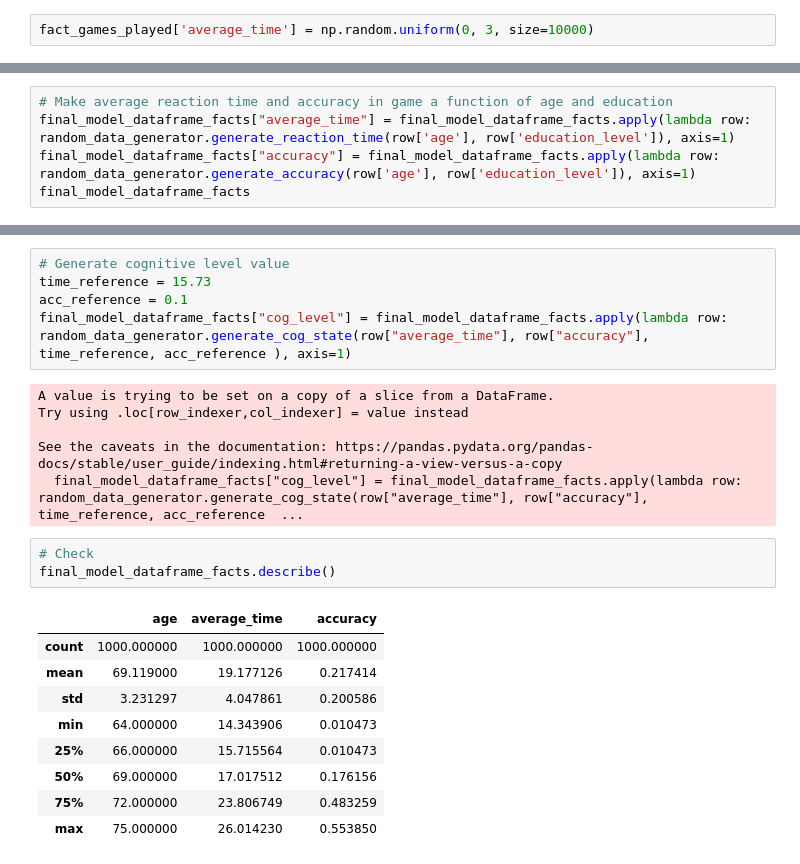
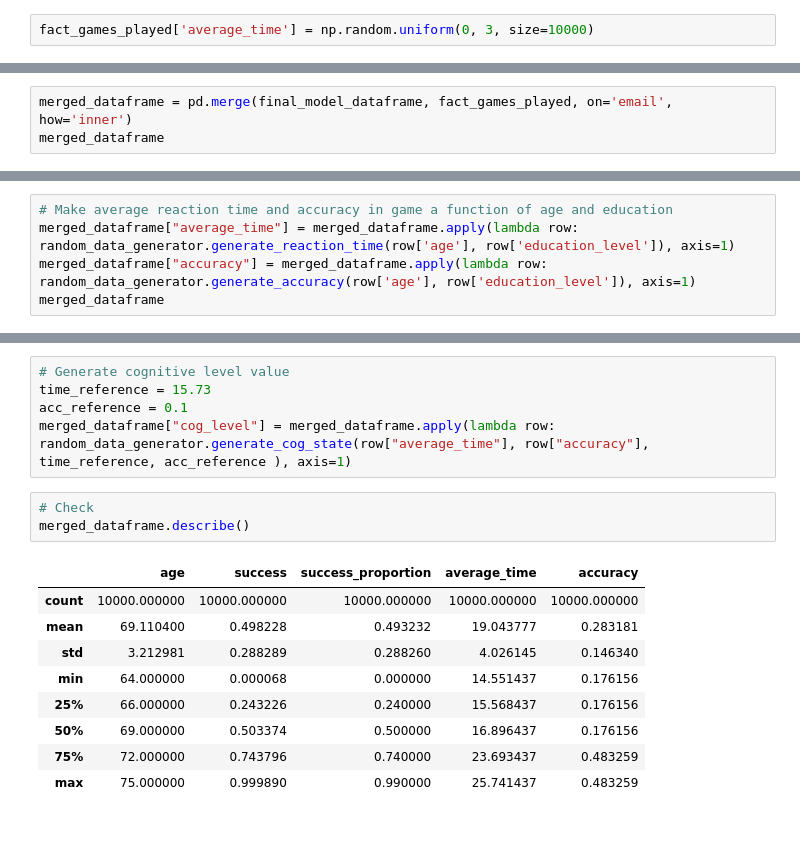
Before and after one commit to carmenvilanova/SeniorTrAIning, a Jupyter notebook: main_data/notebooks/main_notebook.ipynb, the cells around one changed output, grey strips where cells are left out. Drawn from its saved outputs; the diff is of its cells as text; blank space fills up the shorter version.

Commit message:
Update model scripts

```diff
--- a/main_data/notebooks/main_notebook.ipynb
+++ b/main_data/notebooks/main_notebook.ipynb
@@ -174,0 +179,3 @@ fact_games_played
+# %%
+merged_dataframe = pd.merge(final_model_dataframe, fact_games_played, on='email', how='inner')
+merged_dataframe
@@ -182,6 +208,6 @@ final_model_dataframe_facts = final_model_dataframe
 # %%
 # Make average reaction time and accuracy in game a function of age and education
-final_model_dataframe_facts["average_time"] = final_model_dataframe_facts.apply(lambda row: random_data_generator.generate_reaction_time(row['age'], row['education_level']), axis=1)
-final_model_dataframe_facts["accuracy"] = final_model_dataframe_facts.apply(lambda row: random_data_generator.generate_accuracy(row['age'], row['education_level']), axis=1)
-final_model_dataframe_facts
+merged_dataframe["average_time"] = merged_dataframe.apply(lambda row: random_data_generator.generate_reaction_time(row['age'], row['education_level']), axis=1)
+merged_dataframe["accuracy"] = merged_dataframe.apply(lambda row: random_data_generator.generate_accuracy(row['age'], row['education_level']), axis=1)
+merged_dataframe
 # %% [output]
@@ -212,23 +228,17 @@ See the caveats in the documentation: https://pandas.pydata.org/pandas-docs/stab
 # Generate cognitive level value
 time_reference = 15.73
 acc_reference = 0.1
-final_model_dataframe_facts["cog_level"] = final_model_dataframe_facts.apply(lambda row: random_data_generator.generate_cog_state(row["average_time"], row["accuracy"], time_reference, acc_reference ), axis=1)
+merged_dataframe["cog_level"] = merged_dataframe.apply(lambda row: random_data_generator.generate_cog_state(row["average_time"], row["accuracy"], time_reference, acc_reference ), axis=1)
-# %% [output]
-A value is trying to be set on a copy of a slice from a DataFrame.
-Try using .loc[row_indexer,col_indexer] = value instead
-
-See the caveats in the documentation: https://pandas.pydata.org/pandas-docs/stable/user_guide/indexing.html#returning-a-view-versus-a-copy
-  final_model_dataframe_facts["cog_level"] = final_model_dataframe_facts.apply(lambda row: random_data_generator.generate_cog_state(row["average_time"], row["accuracy"], time_reference, acc_reference  ...
 # %%
 # Check
-final_model_dataframe_facts.describe()
+merged_dataframe.describe()
 # %% [output]
-|  | age | average_time | accuracy |
-| count | 1000.000000 | 1000.000000 | 1000.000000 |
-| mean | 69.119000 | 19.177126 | 0.217414 |
-| std | 3.231297 | 4.047861 | 0.200586 |
-| min | 64.000000 | 14.343906 | 0.010473 |
-| 25% | 66.000000 | 15.715564 | 0.010473 |
-| 50% | 69.000000 | 17.017512 | 0.176156 |
-| 75% | 72.000000 | 23.806749 | 0.483259 |
-| max | 75.000000 | 26.014230 | 0.553850 |
+|  | age | success | success_proportion | average_time | accuracy |
+| count | 10000.000000 | 10000.000000 | 10000.000000 | 10000.000000 | 10000.000000 |
+| mean | 69.110400 | 0.498228 | 0.493232 | 19.043777 | 0.283181 |
+| std | 3.212981 | 0.288289 | 0.288260 | 4.026145 | 0.146340 |
+| min | 64.000000 | 0.000068 | 0.000000 | 14.551437 | 0.176156 |
+| 25% | 66.000000 | 0.243226 | 0.240000 | 15.568437 | 0.176156 |
+| 50% | 69.000000 | 0.503374 | 0.500000 | 16.896437 | 0.176156 |
+| 75% | 72.000000 | 0.743796 | 0.740000 | 23.693437 | 0.483259 |
+| max | 75.000000 | 0.999890 | 0.990000 | 25.741437 | 0.483259 |
```
Also changed, not shown: parts of 24 cells of this notebook, 5 other files.
